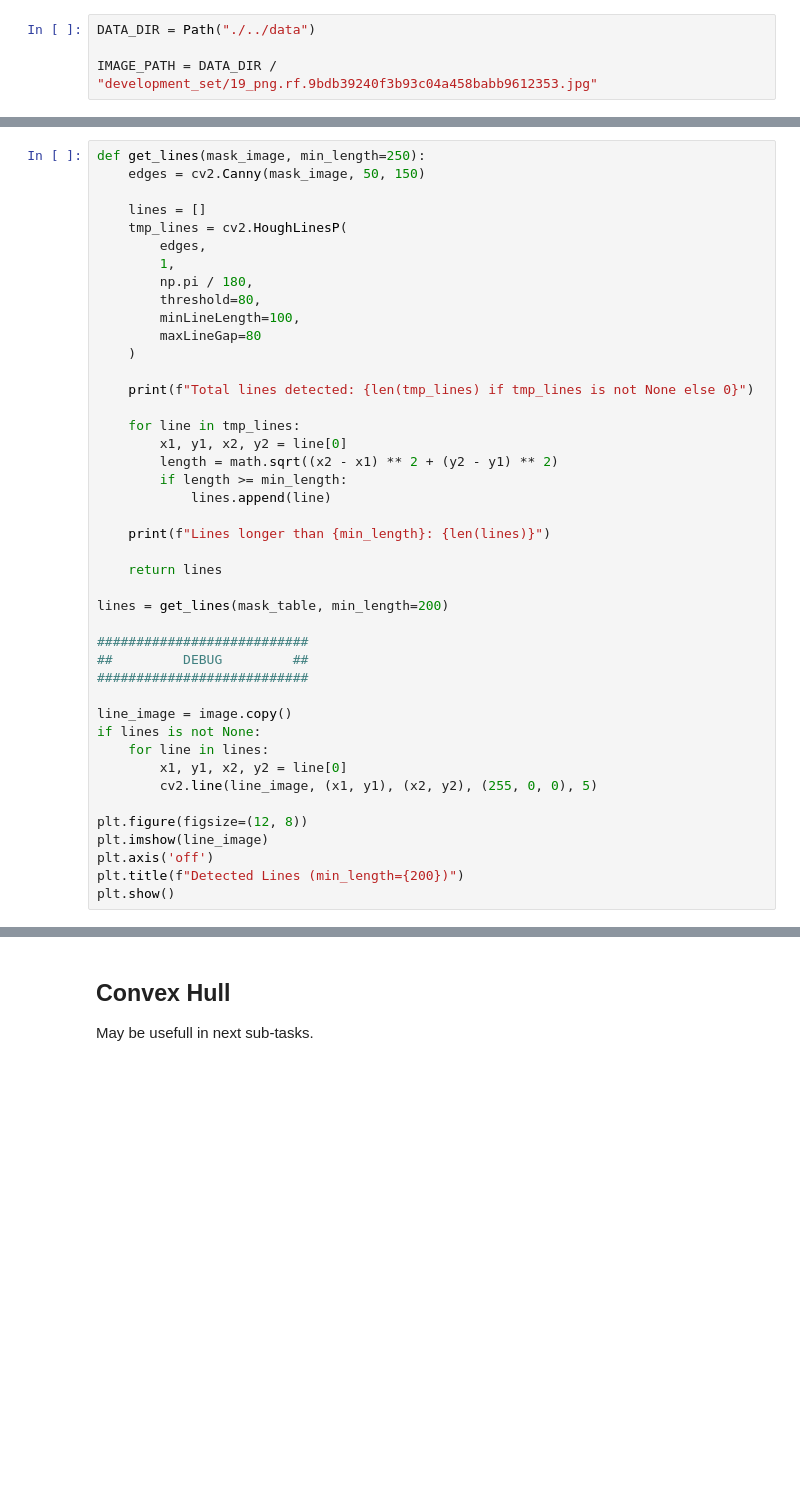
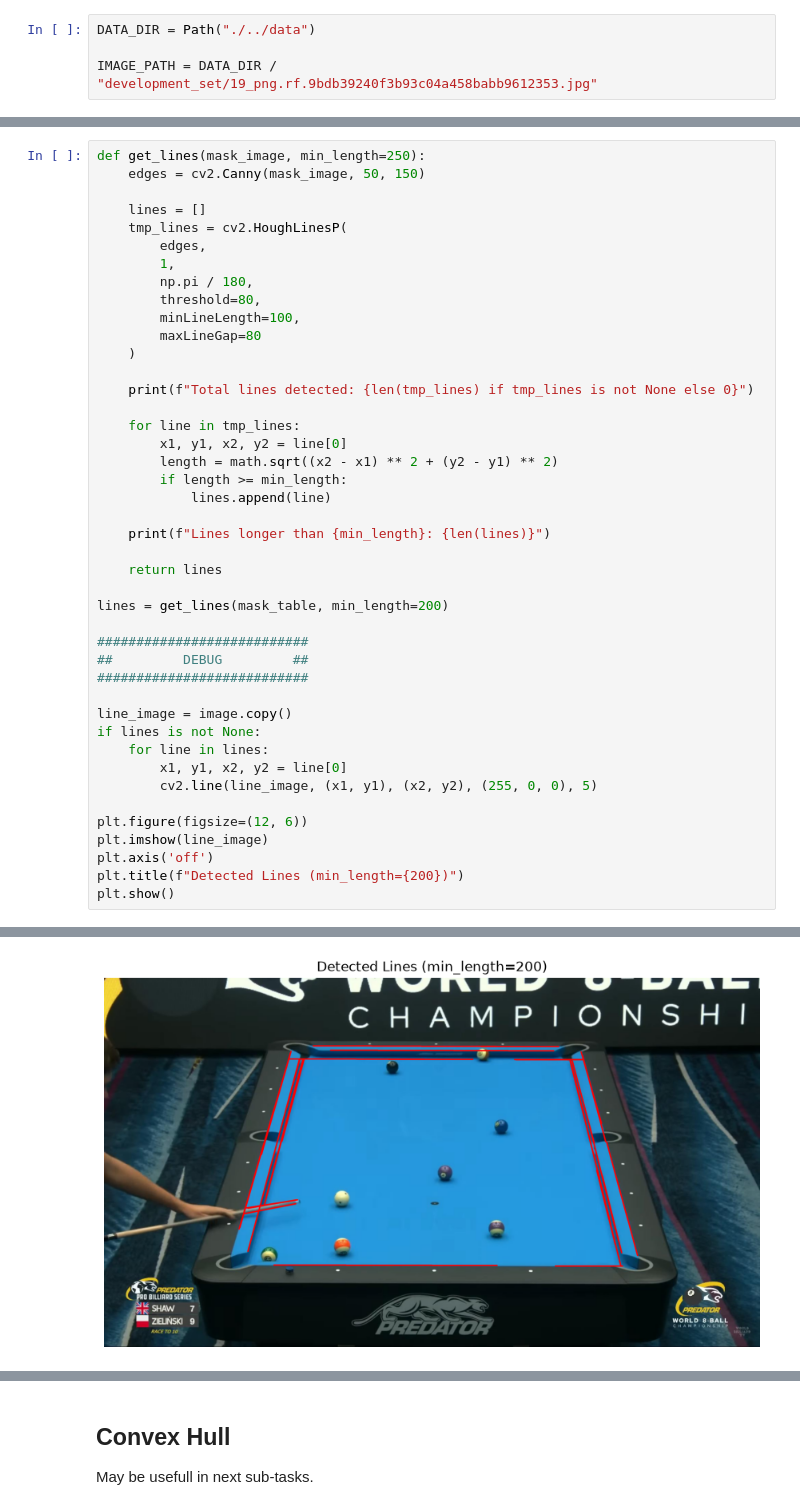
Before and after one commit to mansur-mustafin/Classical-CV-PoolBallDetection, a Jupyter notebook: notebooks/02-top-view.ipynb, the cells around one changed output, grey strips where cells are left out. Saved outputs shown, nothing was run; the diff lists cells and outputs as text; blank space fills up the shorter version.

```diff
--- a/notebooks/02-top-view.ipynb
+++ b/notebooks/02-top-view.ipynb
@@ -176,8 +181,9 @@ if lines is not None:
         x1, y1, x2, y2 = line[0]
         cv2.line(line_image, (x1, y1), (x2, y2), (255, 0, 0), 5)
 
-plt.figure(figsize=(12, 8))
+plt.figure(figsize=(12, 6))
 plt.imshow(line_image)
 plt.axis('off')
 plt.title(f"Detected Lines (min_length={200})")
 plt.show()
+# %% [output]
@@ -184,3 +192,4 @@ plt.show()
+[figure, added]
 # %%
 edge_points = [line[0] for line in lines]
 center = [((x1 + x2) // 2, (y1 + y2) // 2) for (x1, y1, x2, y2) in edge_points]
```
Also changed, not shown: parts of 11 cells of this notebook, 4 other files.
